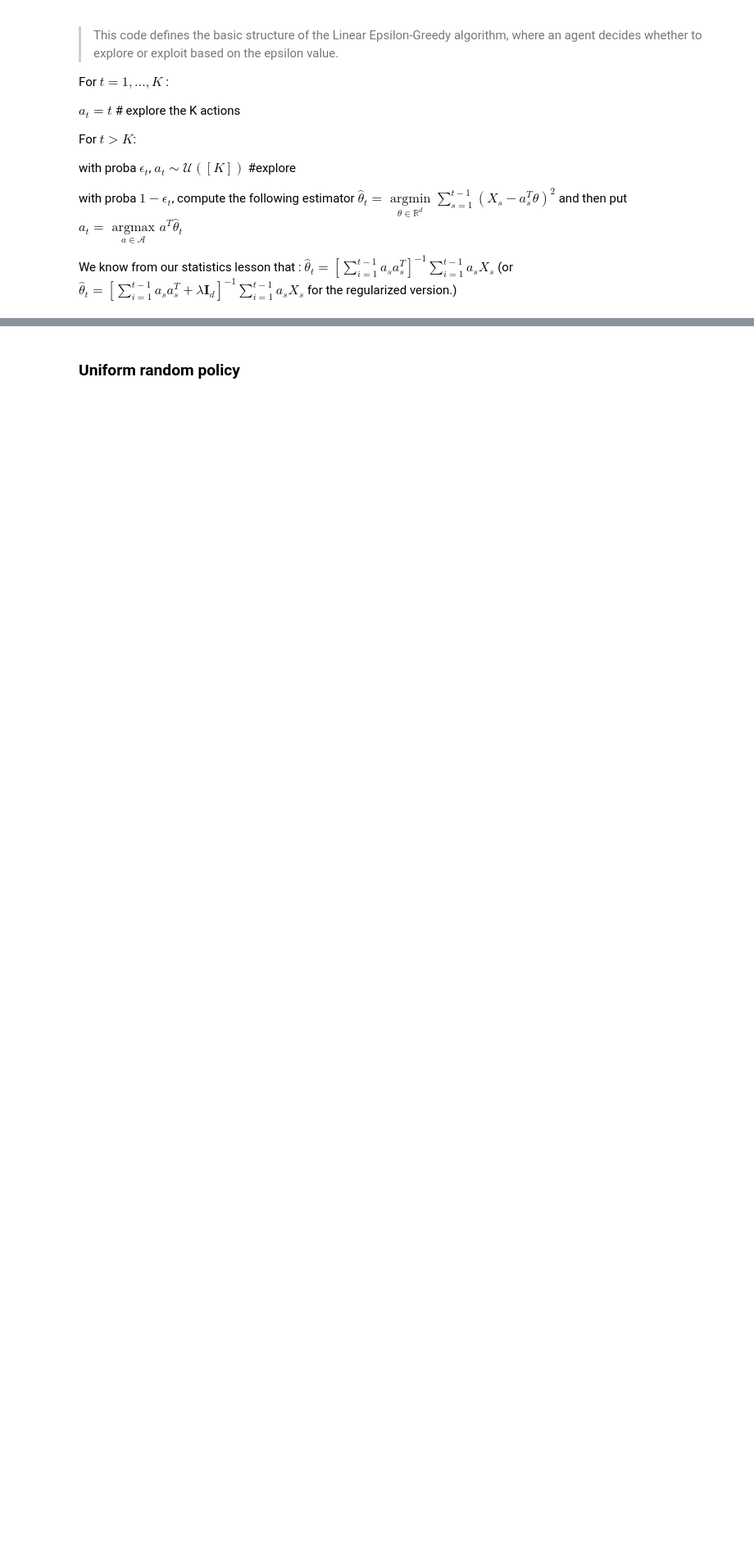
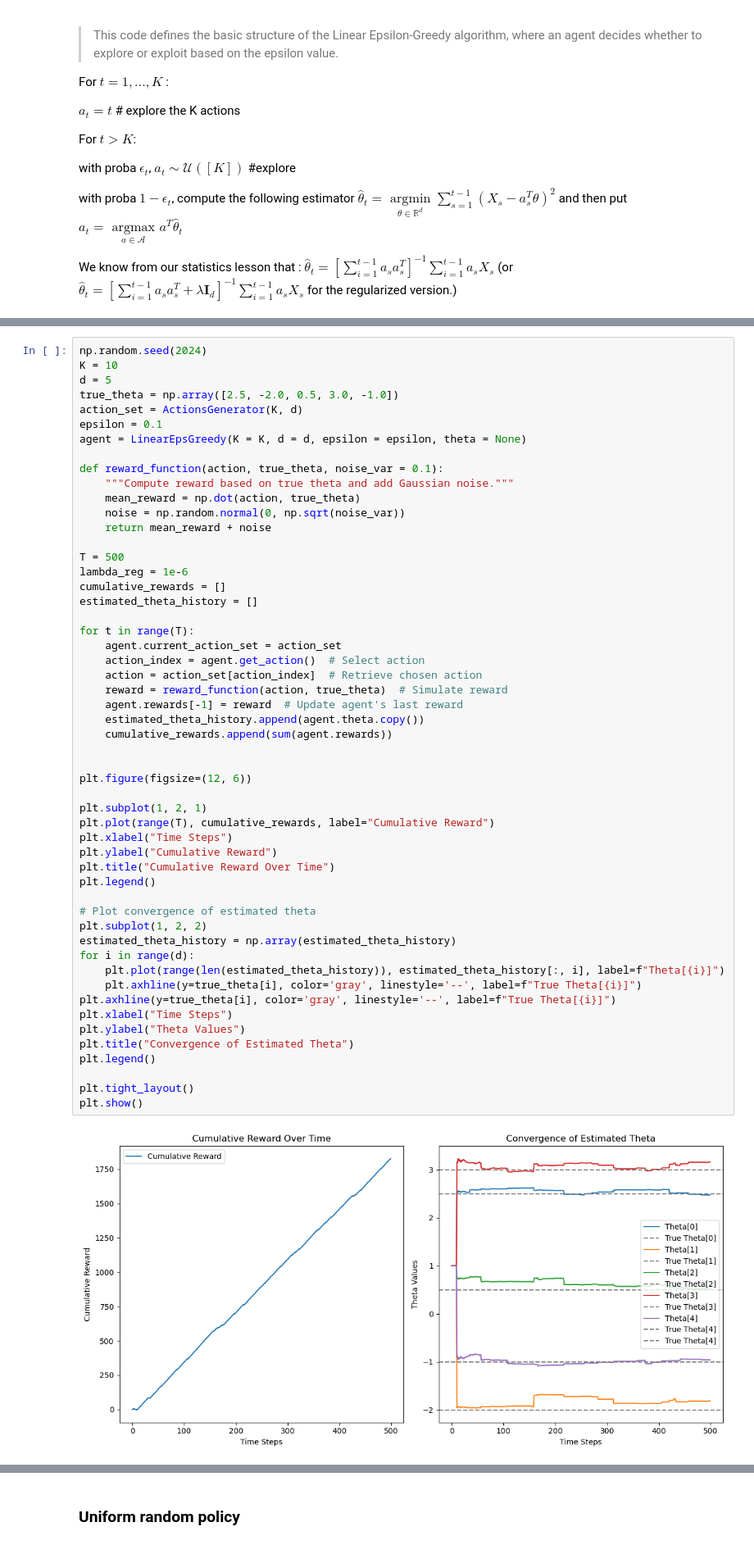
Before and after one commit to AugustinCablant/3A-class, a Jupyter notebook: REINFORCEMENT_LEARNING/StochasticLinearBandits2024_companion_TBC-2.ipynb, the cells around one changed output, grey strips where cells are left out. Shown at 82% size. Drawn from its saved outputs; the diff is of its cells as text; blank space fills up the shorter version.

```diff
--- a/REINFORCEMENT_LEARNING/StochasticLinearBandits2024_companion_TBC-2.ipynb
+++ b/REINFORCEMENT_LEARNING/StochasticLinearBandits2024_companion_TBC-2.ipynb
@@ -389,0 +419,55 @@ ValueError: operands could not be broadcast together with shapes (5,) (0,)
+# %%
+np.random.seed(2024)
+K = 10
+d = 5
+true_theta = np.array([2.5, -2.0, 0.5, 3.0, -1.0])
+action_set = ActionsGenerator(K, d)
+epsilon = 0.1
+agent = LinearEpsGreedy(K = K, d = d, epsilon = epsilon, theta = None)
+
+def reward_function(action, true_theta, noise_var = 0.1):
+    """Compute reward based on true theta and add Gaussian noise."""
+    mean_reward = np.dot(action, true_theta)
+    noise = np.random.normal(0, np.sqrt(noise_var))
+    return mean_reward + noise
+
+T = 500
+lambda_reg = 1e-6
+cumulative_rewards = []
+estimated_theta_history = []
+
+for t in range(T):
+    agent.current_action_set = action_set
+    action_index = agent.get_action()  # Select action
+    action = action_set[action_index]  # Retrieve chosen action
+    reward = reward_function(action, true_theta)  # Simulate reward
+    agent.rewards[-1] = reward  # Update agent's last reward
+    estimated_theta_history.append(agent.theta.copy())
+    cumulative_rewards.append(sum(agent.rewards))
+
+
+plt.figure(figsize=(12, 6))
+
+plt.subplot(1, 2, 1)
+plt.plot(range(T), cumulative_rewards, label="Cumulative Reward")
+plt.xlabel("Time Steps")
+plt.ylabel("Cumulative Reward")
+plt.title("Cumulative Reward Over Time")
+plt.legend()
+
+# Plot convergence of estimated theta
+plt.subplot(1, 2, 2)
+estimated_theta_history = np.array(estimated_theta_history)
+for i in range(d):
+    plt.plot(range(len(estimated_theta_history)), estimated_theta_history[:, i], label=f"Theta[{i}]")
+    plt.axhline(y=true_theta[i], color='gray', linestyle='--', label=f"True Theta[{i}]")
+plt.axhline(y=true_theta[i], color='gray', linestyle='--', label=f"True Theta[{i}]")
+plt.xlabel("Time Steps")
+plt.ylabel("Theta Values")
+plt.title("Convergence of Estimated Theta")
+plt.legend()
+
+plt.tight_layout()
+plt.show()
+# %% [output]
+[figure, added]
```
Also changed, not shown: parts of 5 cells of this notebook.
